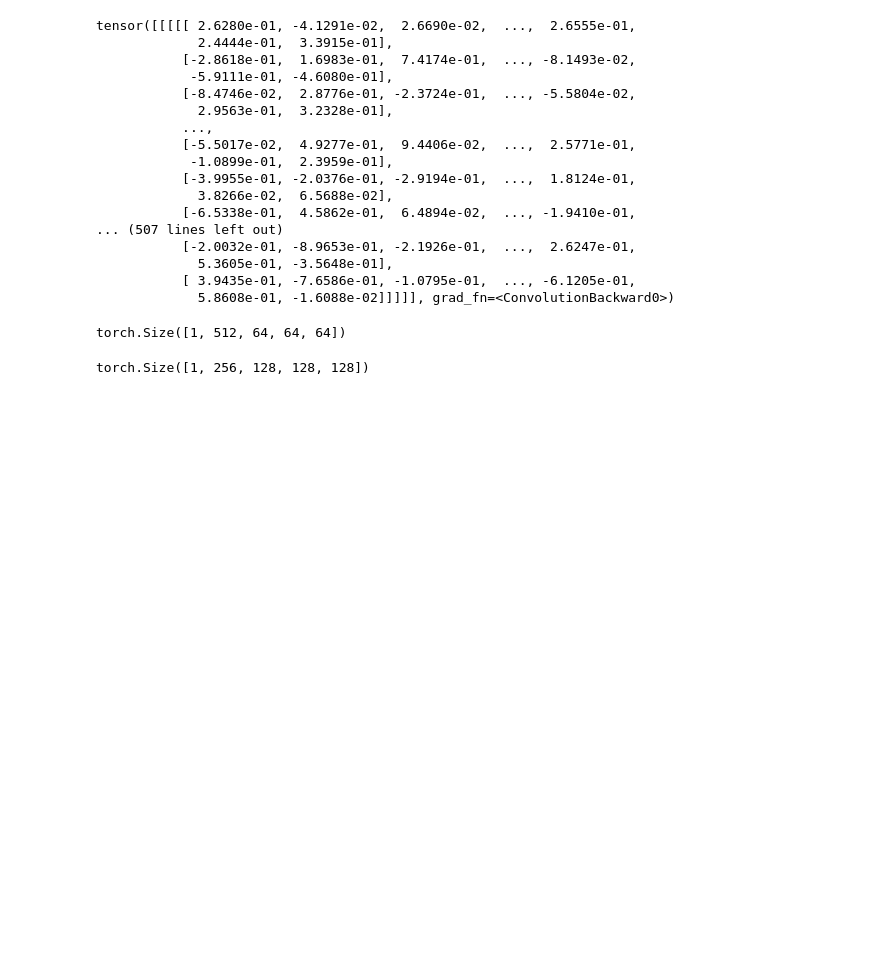
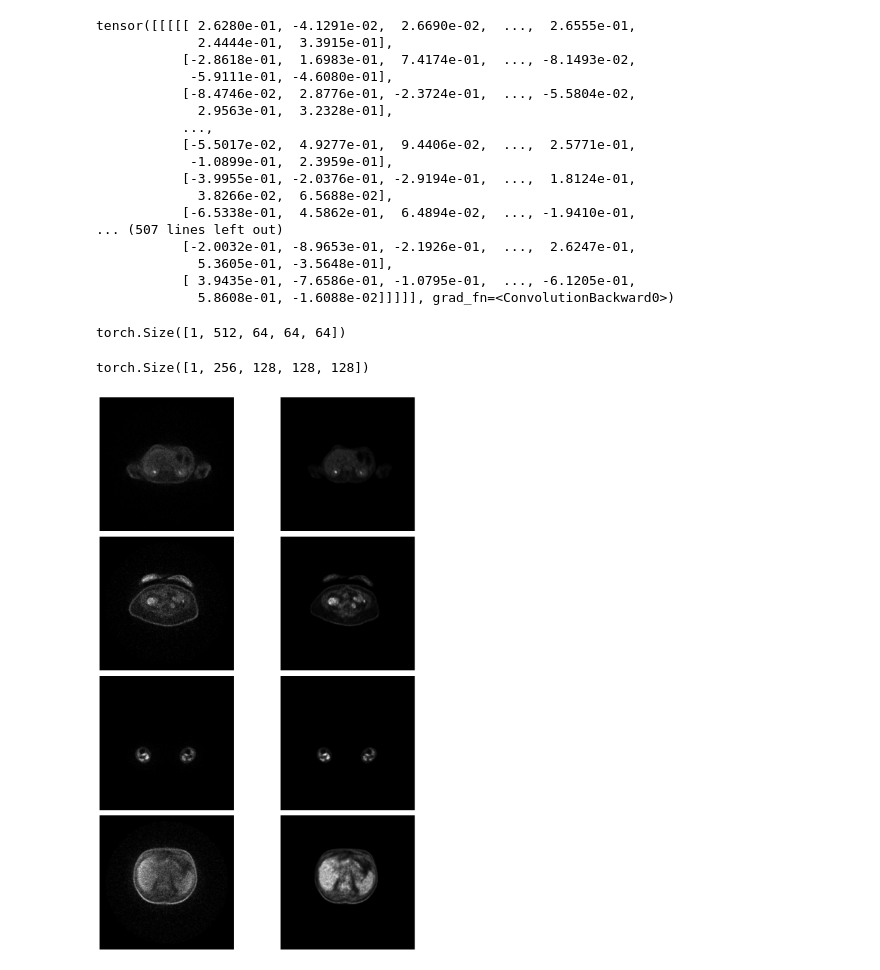
Before and after one commit to jvkubm/petct-img-translation, a Jupyter notebook: testing_notebook.ipynb, the cells around one changed output. Cells and saved outputs as stored; diff of their text form; code cells hidden in the pictures; blank space fills up the shorter version.

```diff
--- a/testing_notebook.ipynb
+++ b/testing_notebook.ipynb
@@ -57,3 +65,23 @@ torch.Size([1, 512, 64, 64, 64])
 output.shape
 # %% [output]
 torch.Size([1, 256, 128, 128, 128])
+# %%
+image_dir = '/mnt/data/mij17663/nac2ac_sep/2d_slices/NAC_PET_Tr'
+labels_dir = '/mnt/data/mij17663/nac2ac_sep/2d_slices/AC_PET_Tr'
+
+dataset = TranslDataset2D(image_dir, labels_dir)
+
+def plot_dataset(dataset):
+    fig, axs = plt.subplots(4, 2, figsize=(12, 16))
+    for i in range(4):
+        sample_idx = torch.randint(len(dataset), size=(1,)).item()
+        img, label = dataset[sample_idx]
+        axs[i, 0].imshow(img.squeeze(), cmap="gray")
+        axs[i, 1].imshow(label.squeeze(), cmap="gray")
+        axs[i, 0].axis("off")
+        axs[i, 1].axis("off")
+    fig.tight_layout()
+
+plot_dataset(dataset)
+# %% [output]
+[figure, added]
```
Also changed, not shown: parts of 2 cells of this notebook, 11 other files.
